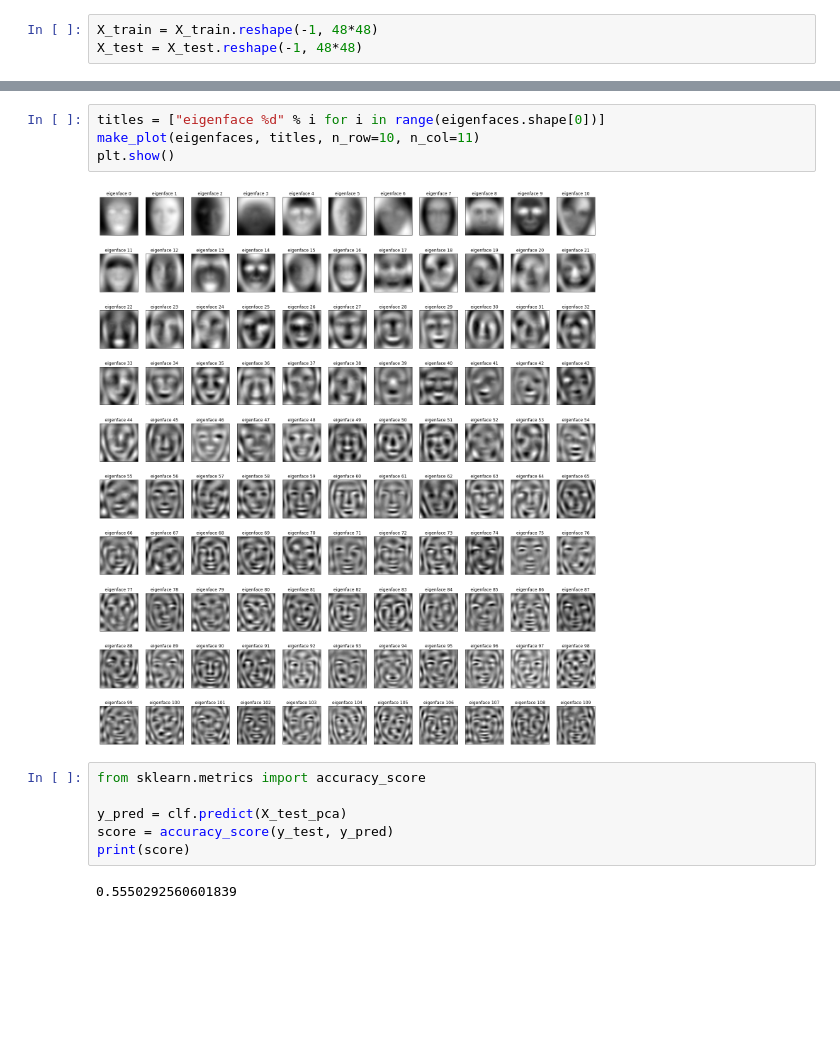
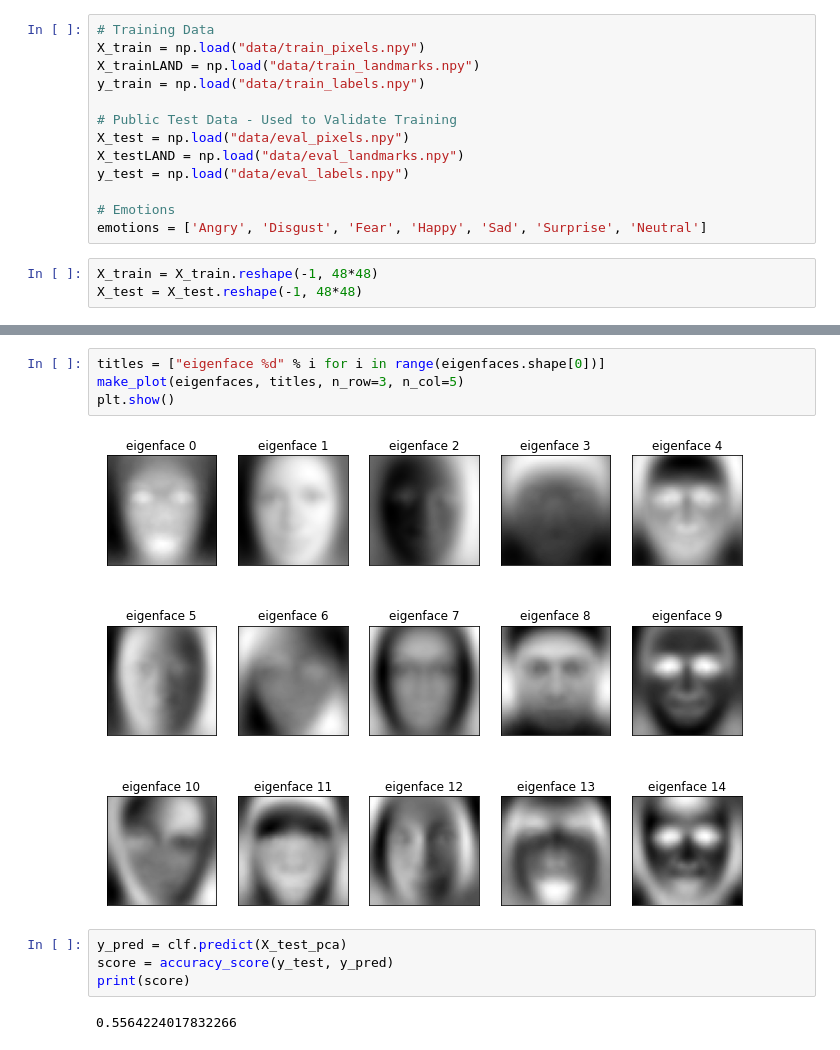
Before and after one commit to uninstallit/ATI736, a Jupyter notebook: Final/SVM_Model.ipynb, the cells around one changed output, grey strips where cells are left out. Drawn from its saved outputs; the diff is of its cells as text; blank space fills up the shorter version.

Commit message:
Add files via upload
Updated to use the new loading format and also flipped eval and test to now be the correct files.

```diff
--- a/Final/SVM_Model.ipynb
+++ b/Final/SVM_Model.ipynb
@@ -19,3 +12,16 @@ with open("data/test_labels.npy", "rb") as f:
+# %%
+# Training Data
+X_train = np.load("data/train_pixels.npy")
+X_trainLAND = np.load("data/train_landmarks.npy")
+y_train = np.load("data/train_labels.npy")
+
+# Public Test Data - Used to Validate Training
+X_test = np.load("data/eval_pixels.npy")
+X_testLAND = np.load("data/eval_landmarks.npy")
+y_test = np.load("data/eval_labels.npy")
+
+# Emotions
+emotions = ['Angry', 'Disgust', 'Fear', 'Happy', 'Sad', 'Surprise', 'Neutral']
 # %%
 X_train = X_train.reshape(-1, 48*48)
 X_test = X_test.reshape(-1, 48*48)
@@ -77,15 +84,13 @@ def plot_confusion_matrix(cm, classes,
     plt.xlabel('Predicted label \n\n')
 # %%
 titles = ["eigenface %d" % i for i in range(eigenfaces.shape[0])]
-make_plot(eigenfaces, titles, n_row=10, n_col=11)
+make_plot(eigenfaces, titles, n_row=3, n_col=5)
 plt.show()
 # %% [output]
-[figure, old version]
+[figure, new version]
 # %%
-from sklearn.metrics import accuracy_score
-
 y_pred = clf.predict(X_test_pca)
 score = accuracy_score(y_test, y_pred)
 print(score)
 # %% [output]
-0.5550292560601839
+0.5564224017832266
```
Also changed, not shown: parts of 19 cells of this notebook, 4 other files.
